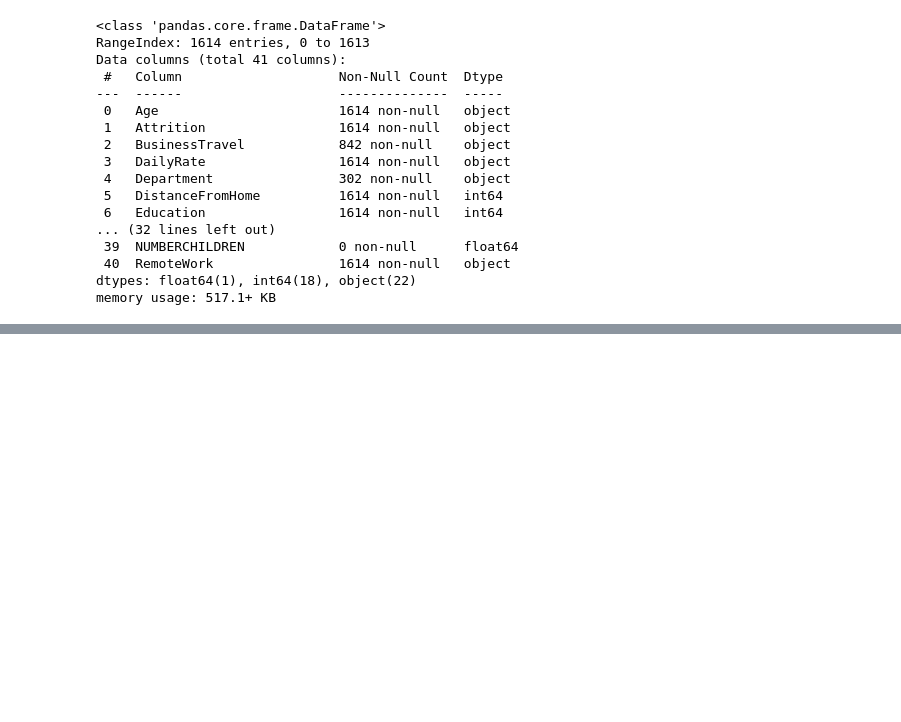
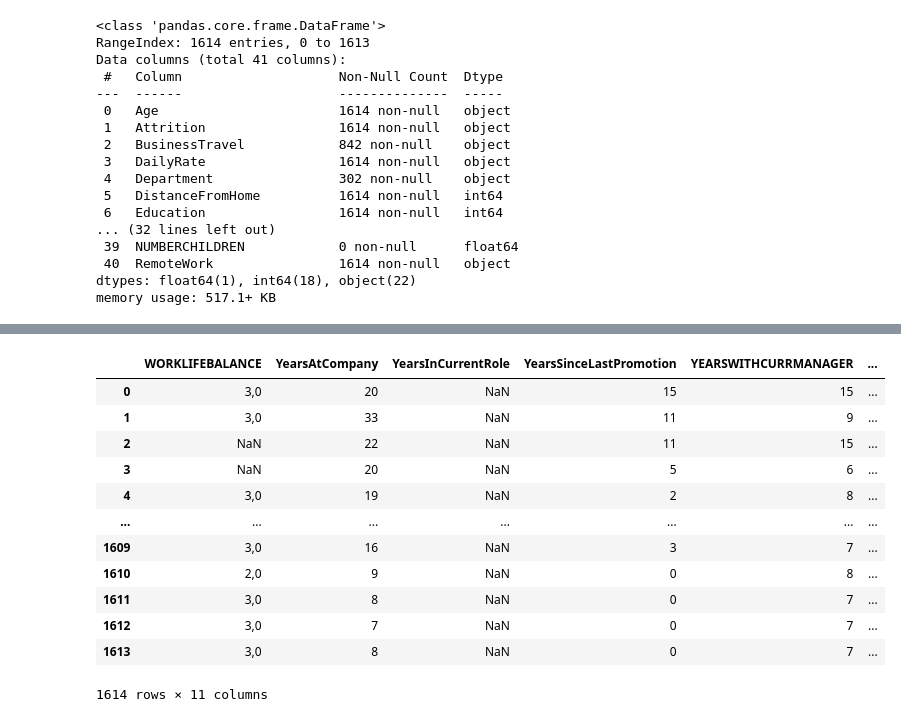
Before and after one commit to s-armeni/proyecto-da-promo-H-modulo-3-team-3-DataMinds, a Jupyter notebook: Codigo_principal.ipynb, the cells around one changed output, grey strips where cells are left out. Saved outputs shown, nothing was run; the diff lists cells and outputs as text; code cells hidden in the pictures; blank space fills up the shorter version.

Commit message:
limpieza últimas 10 columnas

```diff
--- a/Codigo_principal.ipynb
+++ b/Codigo_principal.ipynb
@@ -68,0 +83,2 @@ df_data.to_csv('hr_data.csv', index=False)
+# %%
+pd.set_option('display.max_columns', None)
@@ -68,0 +116,16 @@ df_data.to_csv('hr_data.csv', index=False)
+# %%
+df_data.iloc[:, 30:]
+# %% [output]
+|  | WORKLIFEBALANCE | YearsAtCompany | YearsInCurrentRole | YearsSinceLastPromotion | YEARSWITHCURRMANAGER | ... |
+| 0 | 3,0 | 20 | NaN | 15 | 15 | ... |
+| 1 | 3,0 | 33 | NaN | 11 | 9 | ... |
+| 2 | NaN | 22 | NaN | 11 | 15 | ... |
+| 3 | NaN | 20 | NaN | 5 | 6 | ... |
+| 4 | 3,0 | 19 | NaN | 2 | 8 | ... |
+| ... | ... | ... | ... | ... | ... | ... |
+| 1609 | 3,0 | 16 | NaN | 3 | 7 | ... |
+| 1610 | 2,0 | 9 | NaN | 0 | 8 | ... |
+| 1611 | 3,0 | 8 | NaN | 0 | 7 | ... |
+| 1612 | 3,0 | 7 | NaN | 0 | 7 | ... |
+| 1613 | 3,0 | 8 | NaN | 0 | 7 | ... |
+1614 rows × 11 columns
```
Also changed, not shown: parts of 59 cells of this notebook, 1 other file.
